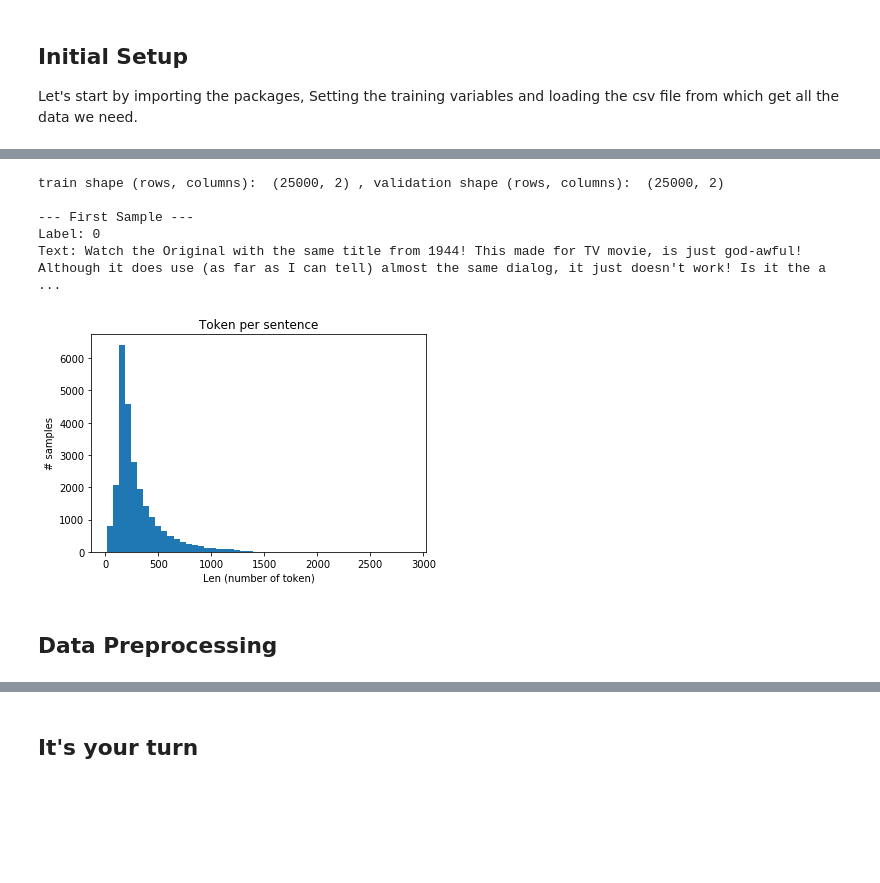
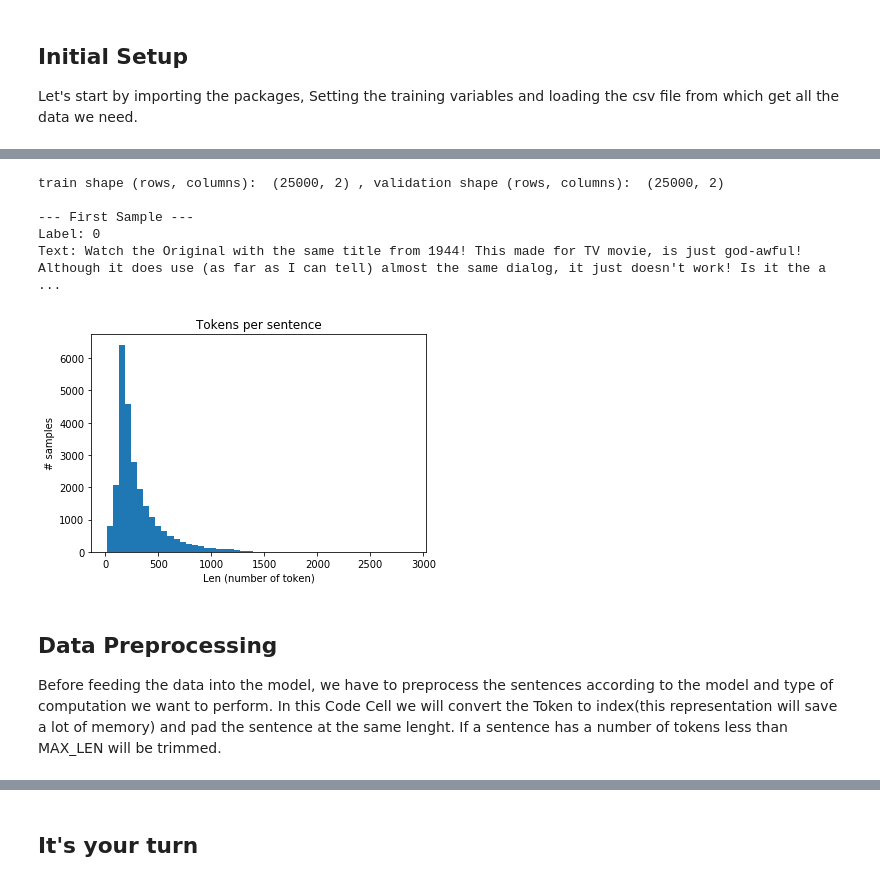
Before and after one commit to floydhub/sentiment-analysis-template, a Jupyter notebook: sentiment-movie-review.ipynb, the cells around one changed output, grey strips where cells are left out. Drawn from its saved outputs; the diff is of its cells as text; code cells hidden in the pictures; blank space fills up the shorter version.

Commit message:
Improved the notebook experience according to Sai feedback

```diff
--- a/sentiment-movie-review.ipynb
+++ b/sentiment-movie-review.ipynb
@@ -27,73 +74,39 @@ Let's start by importing the packages, Setting the training variables and loadin
 # %%
-from keras.preprocessing import sequence
-from keras.models import Sequential
-from keras.layers import Dense, Embedding, MaxPooling1D, Flatten, Conv1D
-from keras.datasets import imdb
-from keras.preprocessing.text import Tokenizer
-
-import tensorflow as tf
-import matplotlib.pyplot as plt
-import numpy as np
-import pandas as pd
-
-import os
-import re
-import string
-
-# For reproducibility
-from tensorflow import set_random_seed
-from numpy.random import seed
-seed(1)
-set_random_seed(2)
-
-# Set training given hardware
-if tf.test.is_gpu_available():
-    BATCH_SIZE = 64
-    EPOCHS = 2
-    VOCAB_SIZE = 30000
-    MAX_LEN = 500
-    EMBEDDING = 32
-
-else:
-    BATCH_SIZE = 32
-    EPOCHS = 2
-    VOCAB_SIZE = 20000
-    MAX_LEN = 80
-    EMBEDDING = 32
-
 DS_PATH = '/floyd/data/imdb/' # ADD path/to/dataset
 LABELS = ['negative', 'positive']
 
 # Load data
 train = pd.read_csv(os.path.join(DS_PATH,"train.tsv"), sep='\t')  # EDIT WITH YOUR TRAIN FILE NAME
 val = pd.read_csv(os.path.join(DS_PATH,"val.tsv"), sep='\t')  # EDIT WITH YOUR VALIDATION FILE NAME
 
 print("train shape (rows, columns): ", train.shape, ", validation shape (rows, columns): ",  val.shape)
 
 # How a row/sample looks like
 print("\n--- First Sample ---")
 print('Label:', train['label'][0])
 print('Text:', train['text'][0])
 
 # Custom Tokenizer
 re_tok = re.compile(f'([{string.punctuation}“”¨«»®´·º½¾¿¡§£₤‘’])')
 def tokenize(s): return re_tok.sub(r' \1 ', s).split()
 
 # Plot sentence by lenght
 plt.hist([len(tokenize(s)) for s in train['text'].values], bins=50)
-plt.title('Token per sentence')
+plt.title('Tokens per sentence')
 plt.xlabel('Len (number of token)')
 plt.ylabel('# samples')
 plt.show()
 # %% [output]
 train shape (rows, columns):  (25000, 2) , validation shape (rows, columns):  (25000, 2)
 
 --- First Sample ---
 Label: 0
 Text: Watch the Original with the same title from 1944! This made for TV movie, is just god-awful! Although it does use (as far as I can tell) almost the same dialog, it just doesn't work! Is it the a ...
-[figure, old version]
+[figure, new version]
-# %% [markdown]
-## Data Preprocessing
+# %% [markdown]
+## Data Preprocessing
+
+Before feeding the data into the model, we have to preprocess the sentences according to the model and type of computation we want to perform. In this Code Cell we will convert the Token to index(this representation will save a lot of memory) and pad the sentence at the same lenght. If a sentence has a number of tokens less than MAX_LEN will be trimmed.
 # %%
 imdb_tokenizer = Tokenizer(num_words=VOCAB_SIZE)
 imdb_tokenizer.fit_on_texts(train['text'].values)
```
Also changed, not shown: parts of 18 cells of this notebook, 2 other files.
